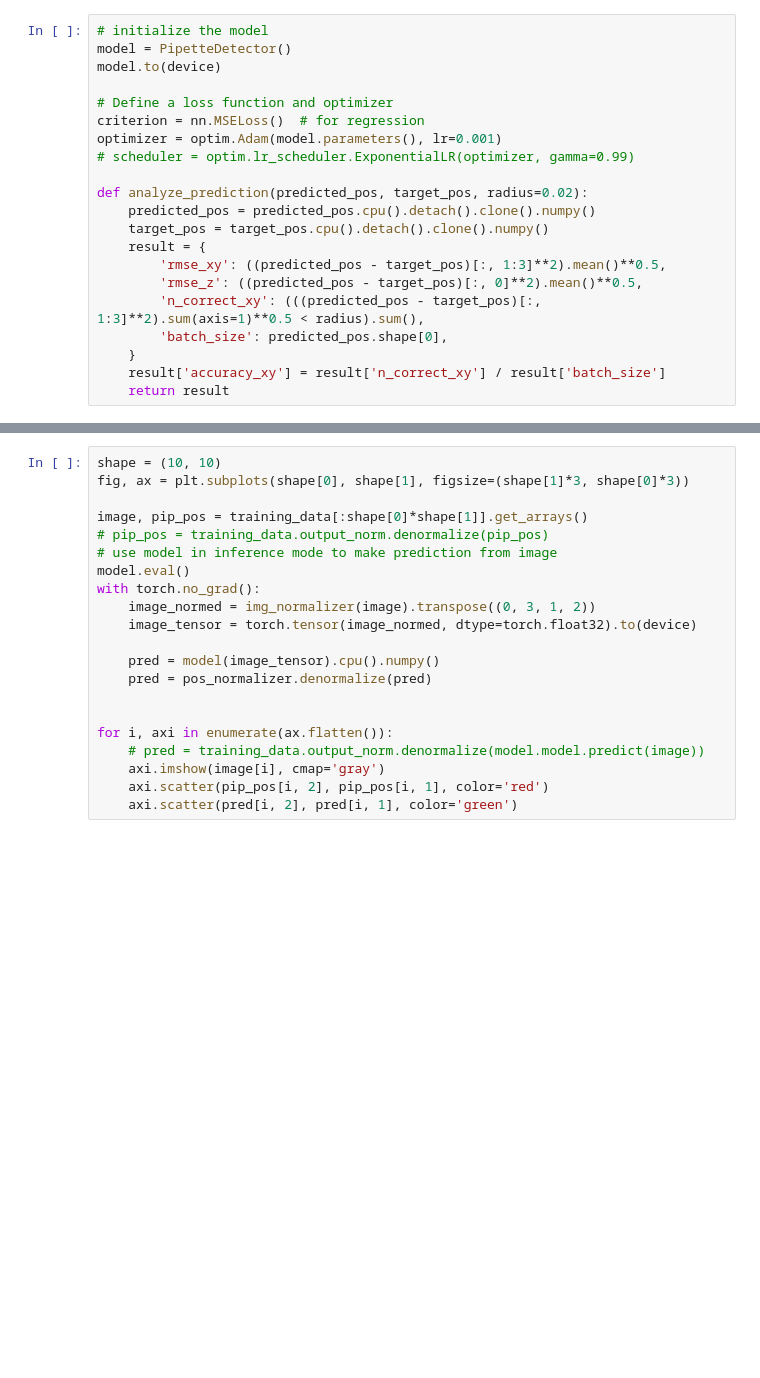
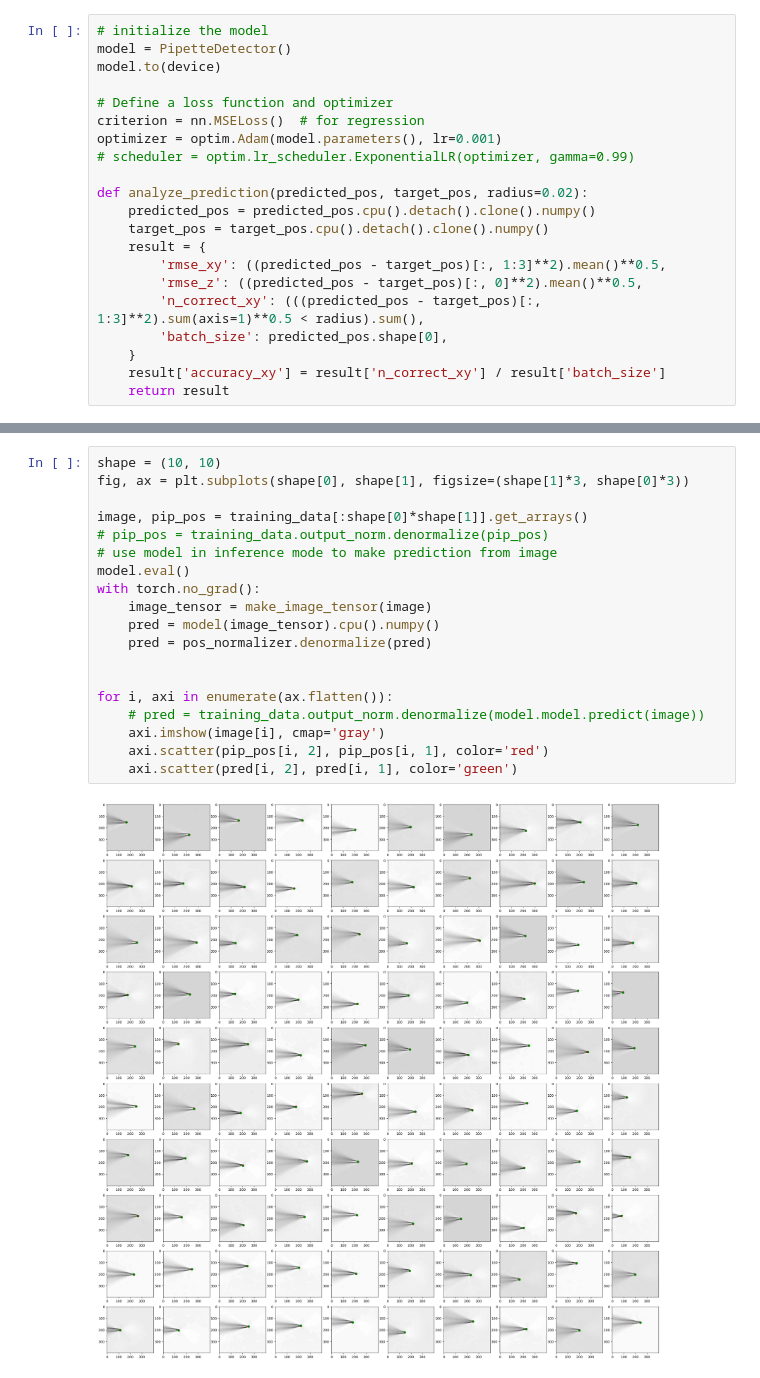
Before and after one commit to outofculture/pipette-detection, a Jupyter notebook: 02_avg_pooling.ipynb, the cells around one changed output, grey strips where cells are left out. Drawn from its saved outputs; the diff is of its cells as text; blank space fills up the shorter version.

```diff
--- a/02_avg_pooling.ipynb
+++ b/02_avg_pooling.ipynb
@@ -331,21 +332,21 @@ Finished Training
 # %%
 shape = (10, 10)
 fig, ax = plt.subplots(shape[0], shape[1], figsize=(shape[1]*3, shape[0]*3))
 
 image, pip_pos = training_data[:shape[0]*shape[1]].get_arrays()
 # pip_pos = training_data.output_norm.denormalize(pip_pos)
 # use model in inference mode to make prediction from image
 model.eval()
 with torch.no_grad():
-    image_normed = img_normalizer(image).transpose((0, 3, 1, 2))
-    image_tensor = torch.tensor(image_normed, dtype=torch.float32).to(device)
-
+    image_tensor = make_image_tensor(image)
     pred = model(image_tensor).cpu().numpy()
     pred = pos_normalizer.denormalize(pred)
 
 
 for i, axi in enumerate(ax.flatten()):
     # pred = training_data.output_norm.denormalize(model.model.predict(image))
     axi.imshow(image[i], cmap='gray')
     axi.scatter(pip_pos[i, 2], pip_pos[i, 1], color='red')
     axi.scatter(pred[i, 2], pred[i, 1], color='green')
+# %% [output]
+[figure, added]
```
Also changed, not shown: parts of 2 cells of this notebook.
